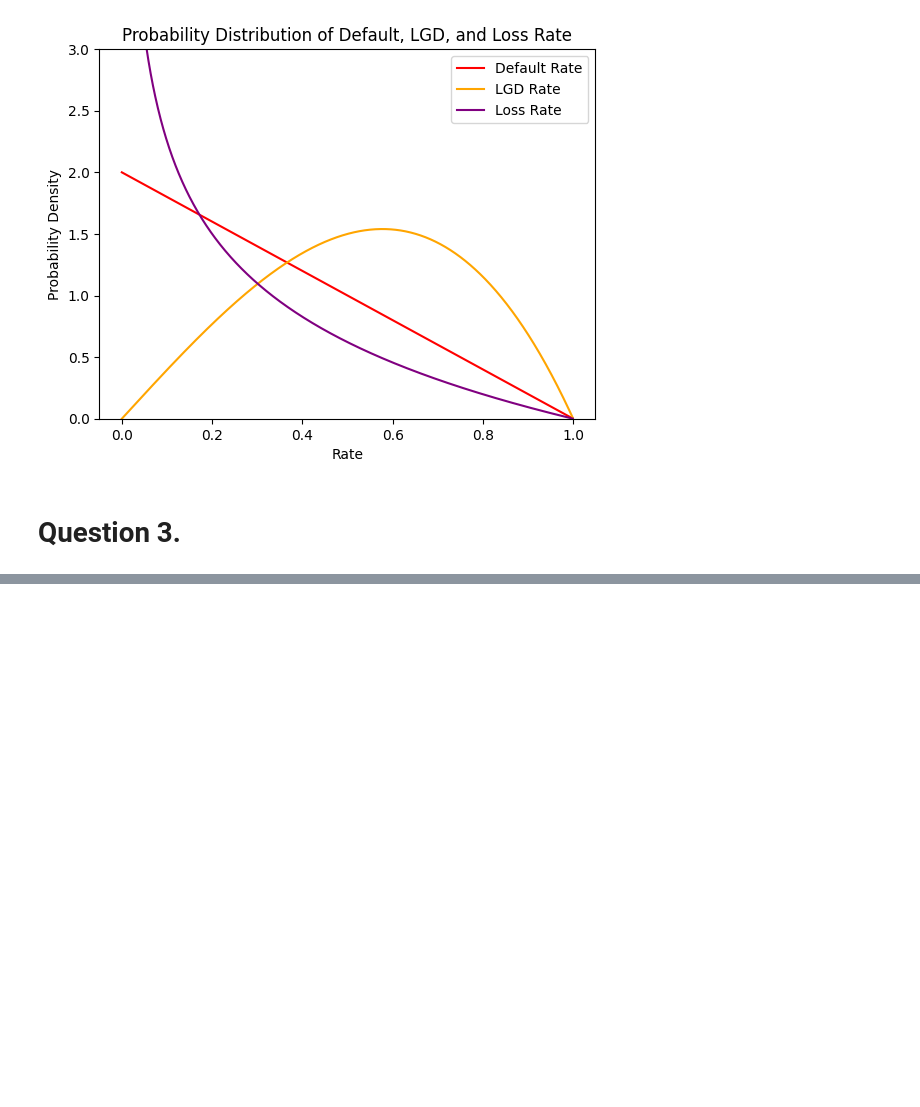
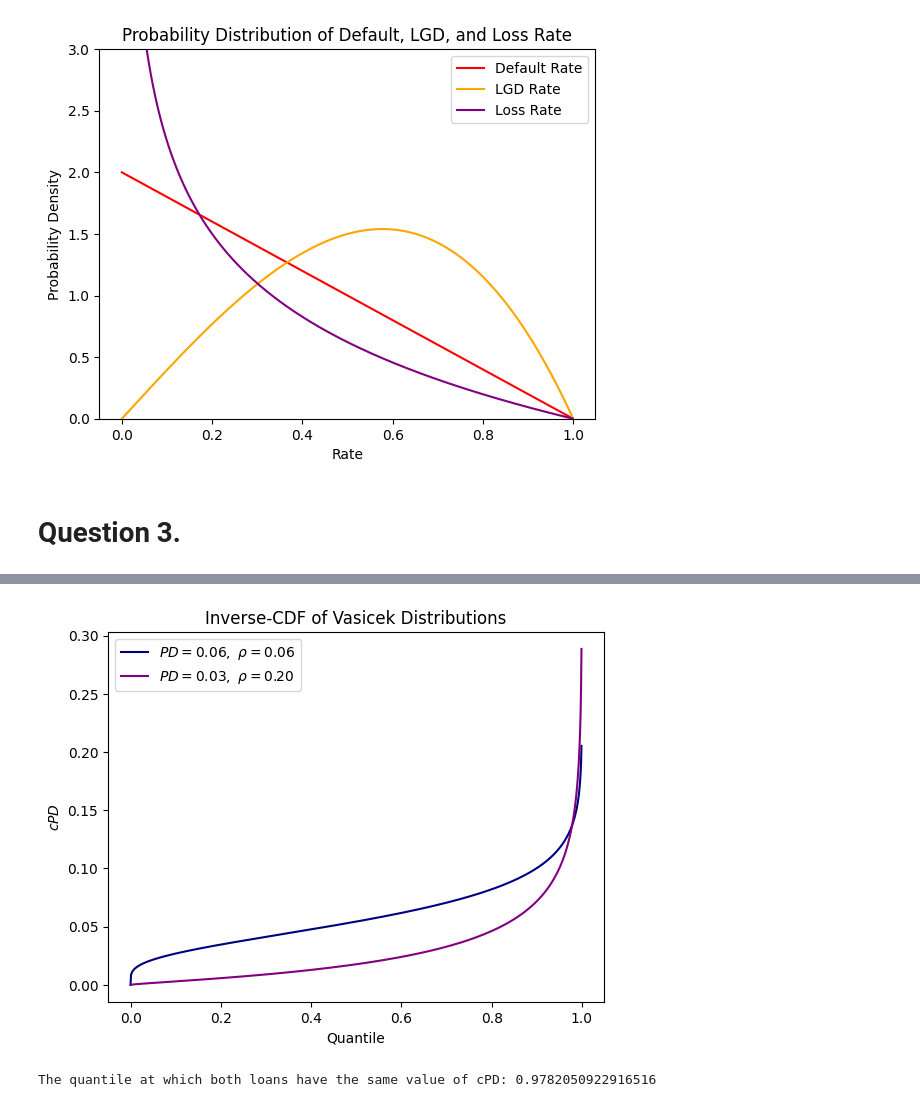
Before and after one commit to kwhyun97/Portfolio-Credit-Risk, a Jupyter notebook: Assignment/Assignment 3/Assignment_3_Code_Ki_Hyun.ipynb, the cells around one changed output, grey strips where cells are left out. Drawn from its saved outputs; the diff is of its cells as text; code cells hidden in the pictures; blank space fills up the shorter version.

```diff
--- a/Assignment/Assignment 3/Assignment_3_Code_Ki_Hyun.ipynb
+++ b/Assignment/Assignment 3/Assignment_3_Code_Ki_Hyun.ipynb
@@ -87,0 +163,31 @@ plt.show()
+# %%
+def Vasicek_inv_cdf(x, p, rho):
+    return norm.cdf(np.sqrt(rho/(1-rho)) * norm.ppf(x) + norm.ppf(p)/np.sqrt(1 - rho))
+# %%
+# PD = 0.06, rho = 0.06
+partial_Vasicek_inv1 = partial(Vasicek_inv_cdf, p = 0.06, rho = 0.06)
+inv_cdf1 = np.vectorize(partial_Vasicek_inv1)(x)
+# PD = 0.03, rho = 0.2
+partial_Vasicek_inv2 = partial(Vasicek_inv_cdf, p = 0.03, rho = 0.2)
+inv_cdf2 = np.vectorize(partial_Vasicek_inv2)(x)
+# %%
+# Create a figure and axis
+fig, ax = plt.subplots()
+
+# Plot the data for default rate
+ax.plot(x, inv_cdf1, color='navy', label=r'$PD = 0.06, \ \rho = 0.06$')
+
+# Plot the data for LGD rate
+ax.plot(x, inv_cdf2, color='purple', label=r'$PD = 0.03, \ \rho = 0.20$')
+
+# Add labels and title
+ax.set_ylabel(r'$cPD$')
+ax.set_xlabel('Quantile')
+ax.set_title('Inverse-CDF of Vasicek Distributions')
+ax.legend()
+
+# Show the plot
+plt.show()
+None
+# %% [output]
+[figure, added]
@@ -87,0 +200,5 @@ plt.show()
+# %%
+quantile_star = brentq(f2, a = 0, b = 1 - 1e-10)
+print("The quantile at which both loans have the same value of cPD:", quantile_star)
+# %% [output]
+The quantile at which both loans have the same value of cPD: 0.9782050922916516
```
Also changed, not shown: parts of 13 cells of this notebook, 7 other files.
